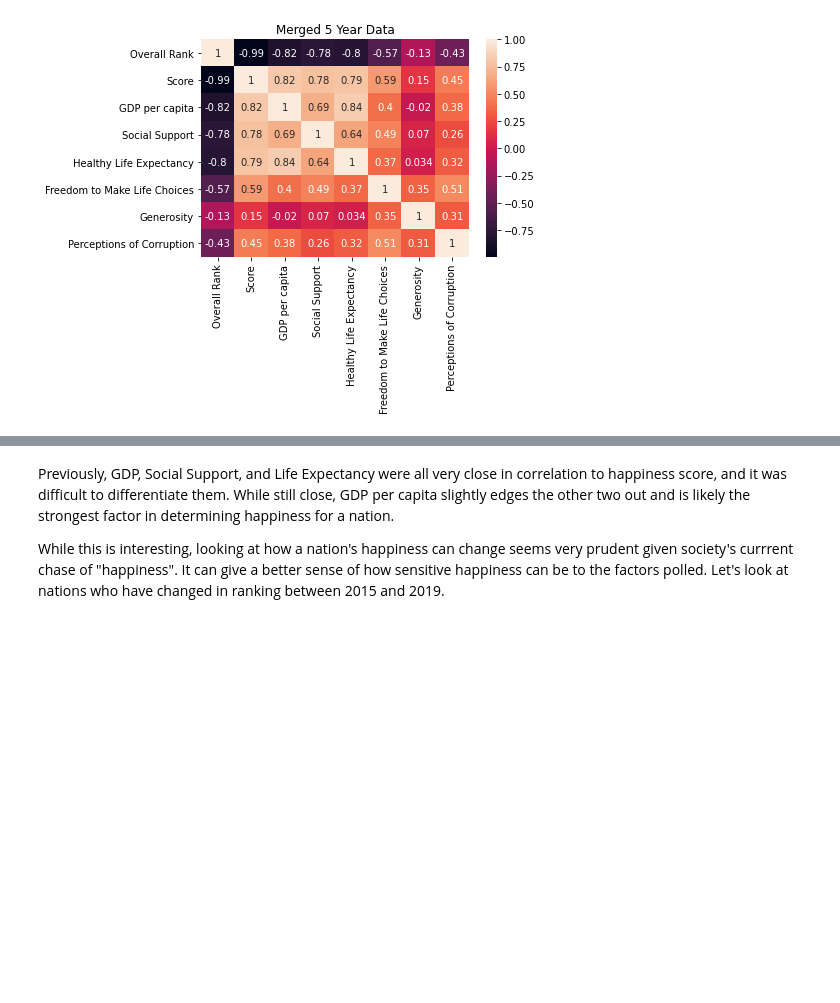
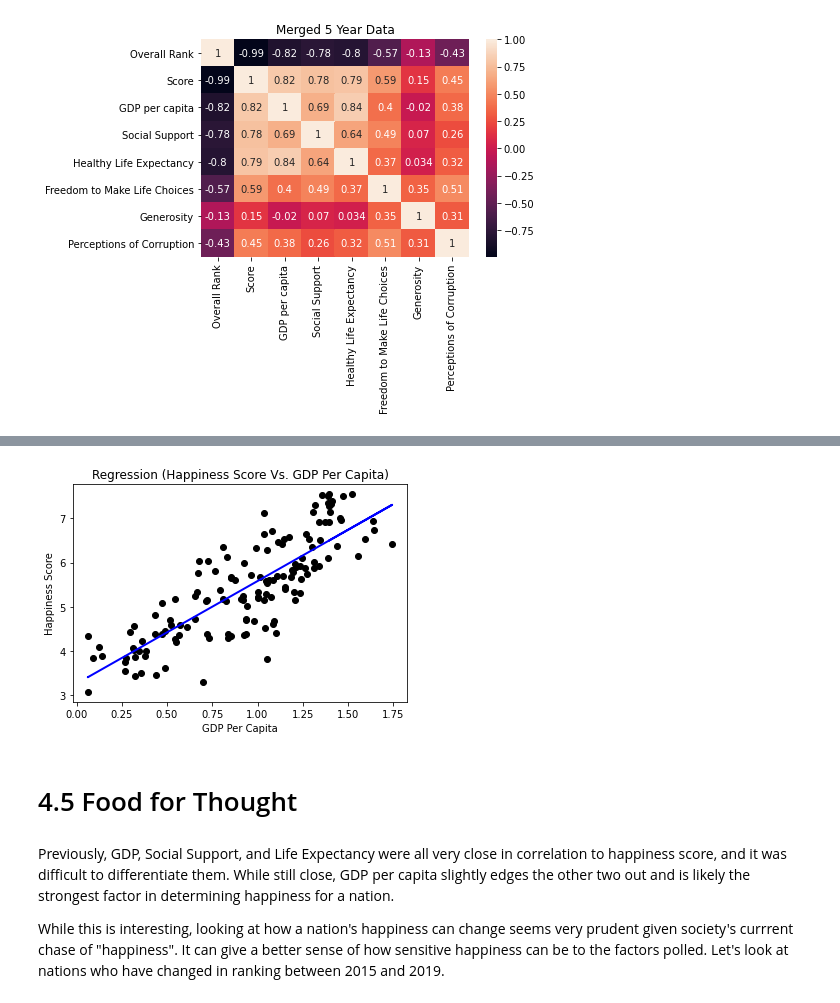
Before and after one commit to alexyxiao4/alexyxiao4.github.io, a Jupyter notebook: base.ipynb, the cells around one changed output, grey strips where cells are left out. Cells and saved outputs as stored; diff of their text form; code cells hidden in the pictures; blank space fills up the shorter version.

```diff
--- a/base.ipynb
+++ b/base.ipynb
@@ -424,3 +574,21 @@ Ricky any other graphs to add, linear regression, machine learning or whatever h
+# %%
+X = merged[['GDP per capita']]
+y = merged['Score']
+
+regr = linear_model.LinearRegression()
+regr.fit(X,y)
+ypred = regr.predict(X)
+
+plt.title('Regression (Happiness Score Vs. GDP Per Capita)')
+plt.ylabel('Happiness Score')
+plt.xlabel('GDP Per Capita')
+plt.scatter(X, y, color='black')
+plt.plot(X, ypred, color='blue', linewidth=2)
+plt.show()
+# %% [output]
+[figure, added]
+# %% [markdown]
+# 4.5 Food for Thought
 # %% [markdown]
 Previously, GDP, Social Support, and Life Expectancy were all very close in correlation to happiness score, and it was difficult to differentiate them. While still close, GDP per capita slightly edges the other two out and is likely the strongest factor in determining happiness for a nation.
 
```
Also changed, not shown: parts of 23 cells of this notebook, 2 other files.
